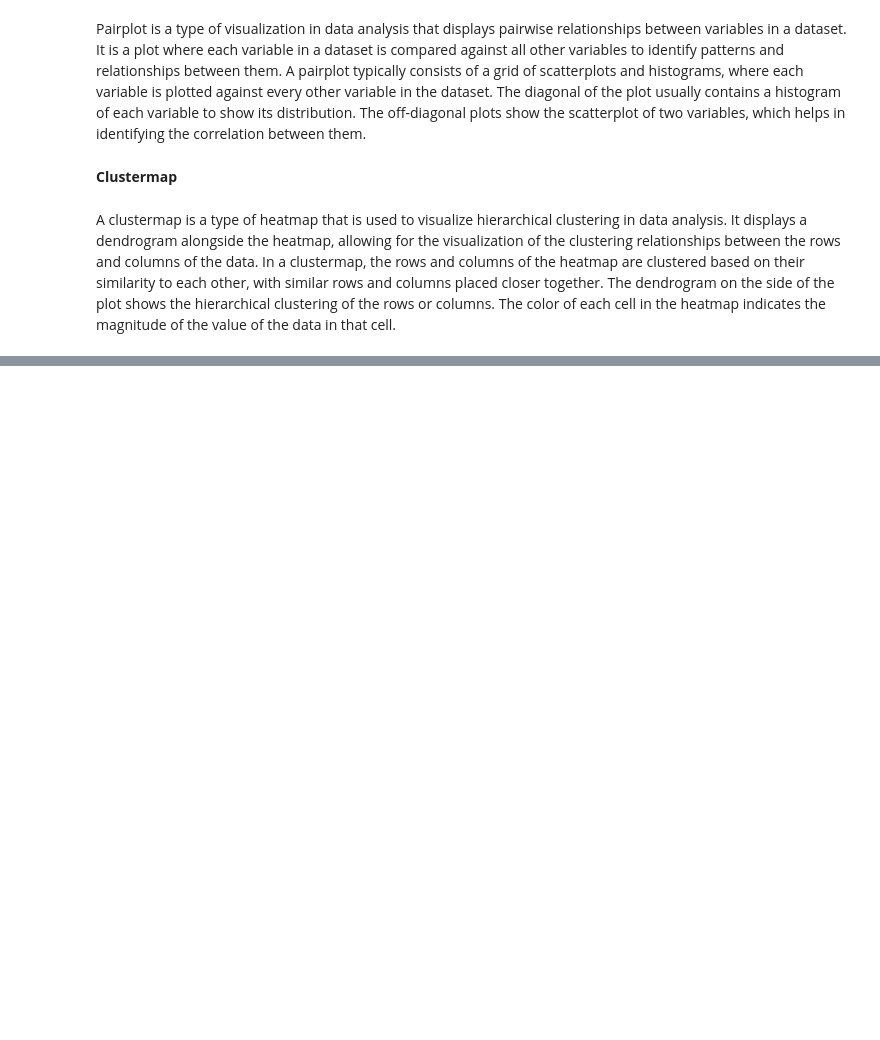
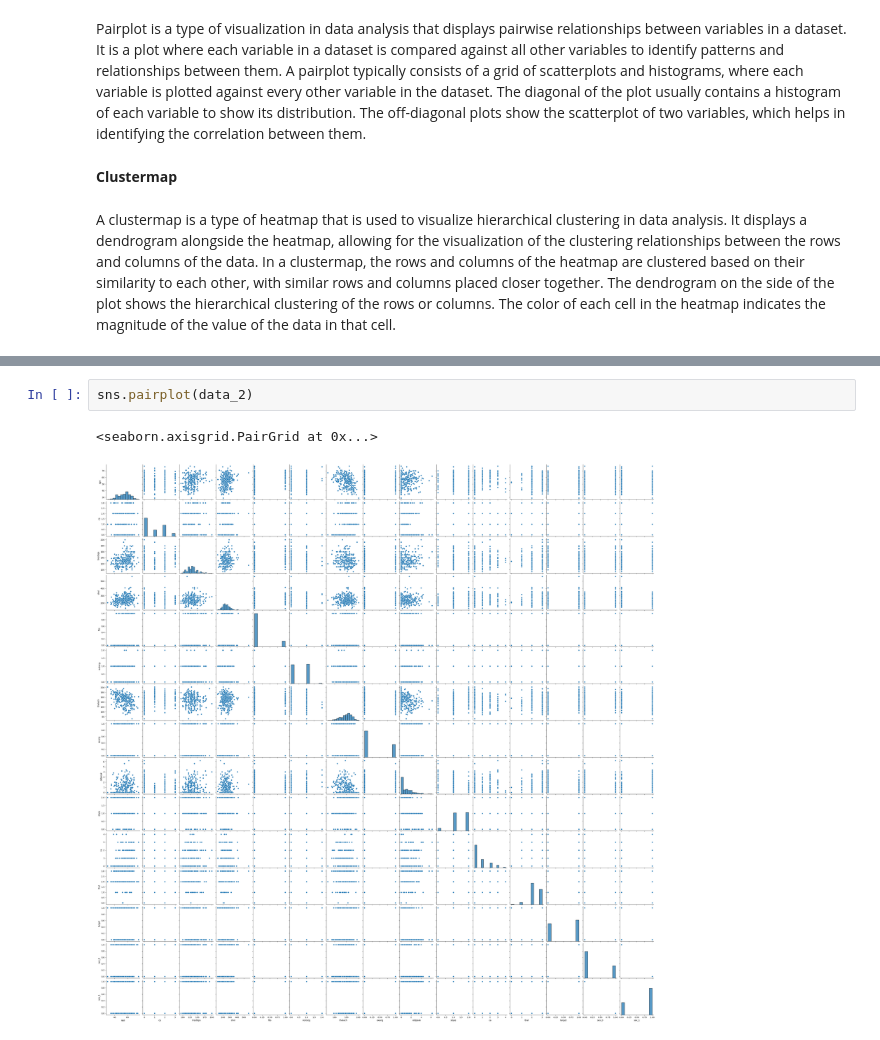
Before and after one commit to Akshita-Mendon/ML_model, a Jupyter notebook: heart_disease.ipynb, the cells around one changed output, grey strips where cells are left out. Drawn from its saved outputs; the diff is of its cells as text; blank space fills up the shorter version.

```diff
--- a/heart_disease.ipynb
+++ b/heart_disease.ipynb
@@ -112,0 +176,5 @@ A clustermap is a type of heatmap that is used to visualize hierarchical cluster
+# %%
+sns.pairplot(data_2)
+# %% [output]
+<seaborn.axisgrid.PairGrid at 0x...>
+[figure, added]
```
Also changed, not shown: parts of 14 cells of this notebook.
